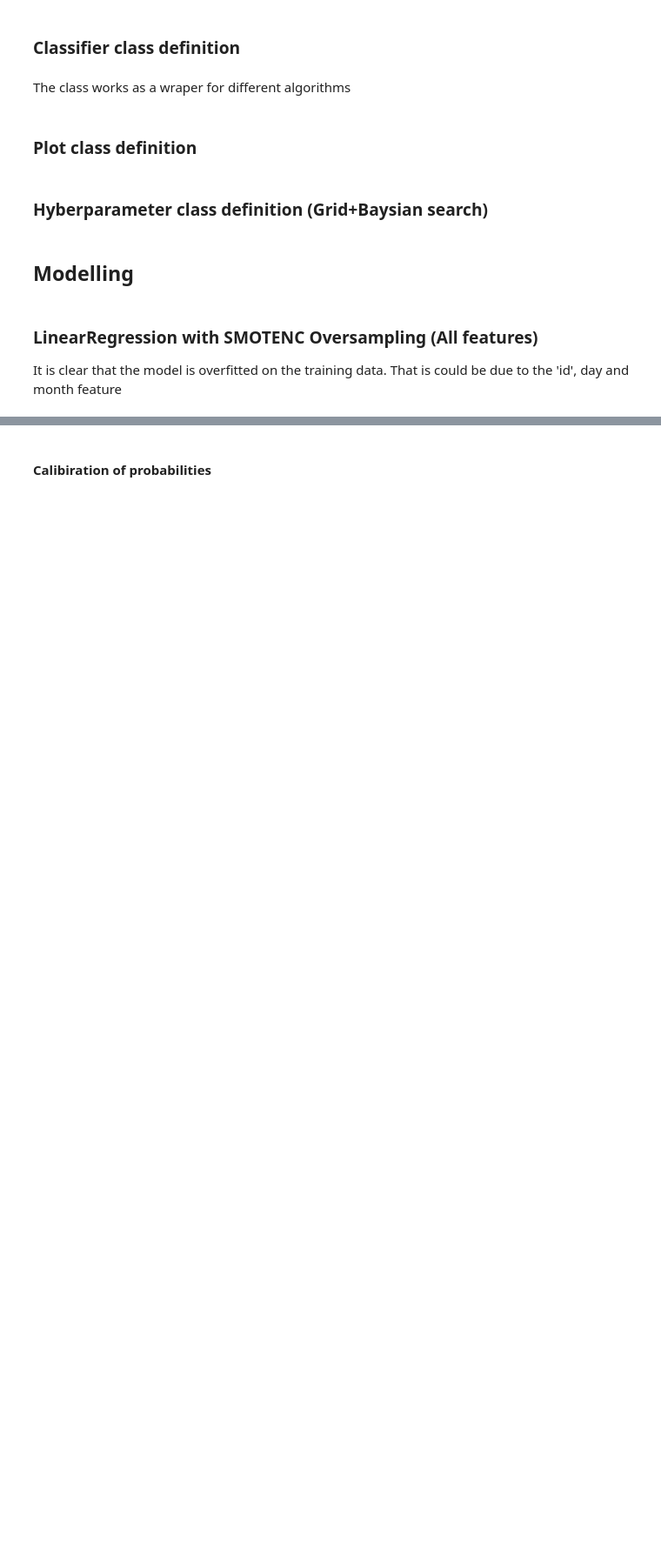
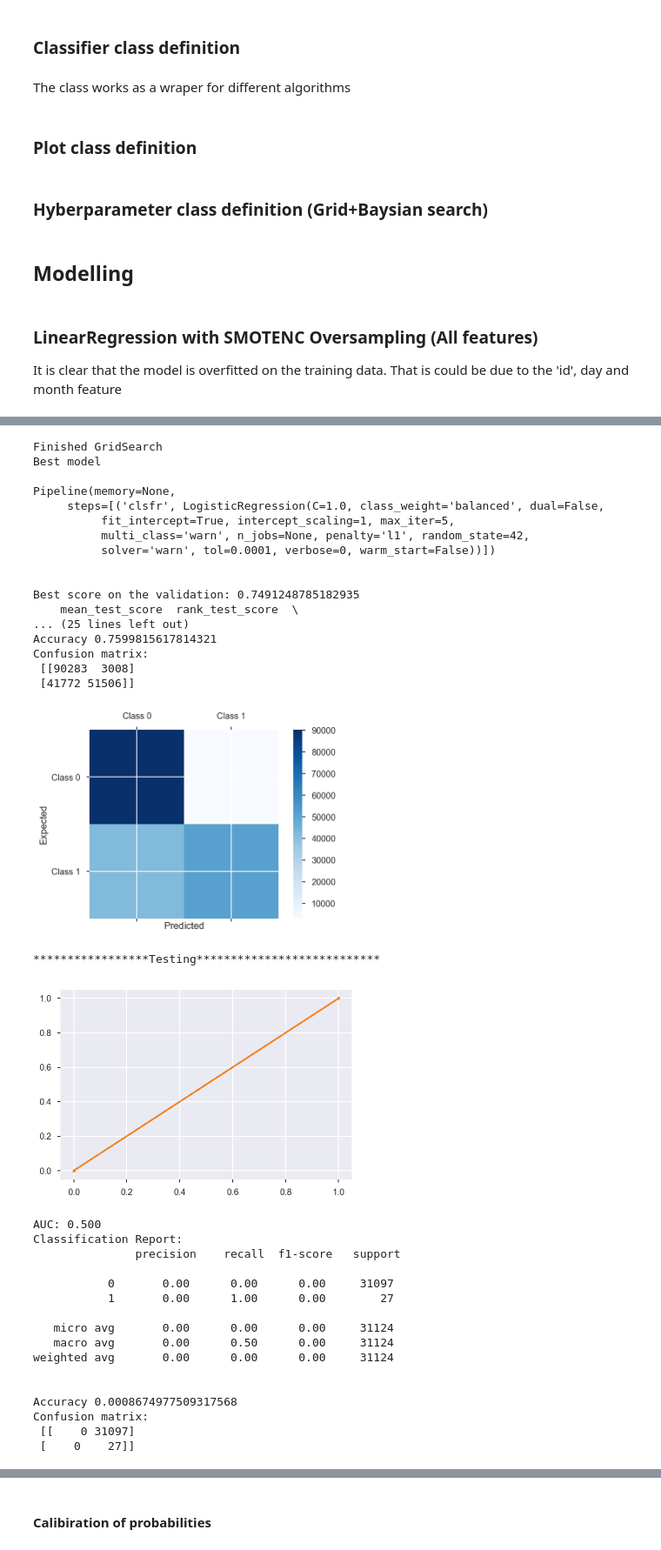
Before and after one commit to ammarwm/predictive_mainenance_imbalanced_data, a Jupyter notebook: predictive_maintenance.ipynb, the cells around one changed output, grey strips where cells are left out. Shown at 87% size. Drawn from its saved outputs; the diff is of its cells as text; code cells hidden in the pictures; blank space fills up the shorter version.

```diff
--- a/predictive_maintenance.ipynb
+++ b/predictive_maintenance.ipynb
@@ -516,0 +521,12 @@ Confusion matrix:
+# %%
+%time
+features = X_train_ADASYN.columns
+
+name = 'LogisticRegression'
+X = {'train': X_train_scaled_ADASYN, 'test':X_test[features]}
+y = {'train': y_train_scaled_ADASYN, 'test':y_test}
+
+grid = HyperTuning.grid_search(name, X['train'],
+                                     y['train'])
+HyperTuning.evaluate_opt(grid, X, y)
+# %% [output]
@@ -516,0 +539,36 @@ Confusion matrix:
+Finished GridSearch
+Best model
+
+Pipeline(memory=None,
+     steps=[('clsfr', LogisticRegression(C=1.0, class_weight='balanced', dual=False,
+          fit_intercept=True, intercept_scaling=1, max_iter=5,
+          multi_class='warn', n_jobs=None, penalty='l1', random_state=42,
+          solver='warn', tol=0.0001, verbose=0, warm_start=False))])
+
+
+Best score on the validation: 0.7491248785182935
+    mean_test_score  rank_test_score  \
+... (25 lines left out)
+Accuracy 0.7599815617814321
+Confusion matrix:
+ [[90283  3008]
+ [41772 51506]]
+[figure, added]
+*****************Testing***************************
+[figure, added]
+AUC: 0.500
+Classification Report:
+               precision    recall  f1-score   support
+
+           0       0.00      0.00      0.00     31097
+           1       0.00      1.00      0.00        27
+
+   micro avg       0.00      0.00      0.00     31124
+   macro avg       0.00      0.50      0.00     31124
+weighted avg       0.00      0.00      0.00     31124
+
+
+Accuracy 0.0008674977509317568
+Confusion matrix:
+ [[    0 31097]
+ [    0    27]]
```
Also changed, not shown: parts of 15 cells of this notebook, 22 other files.
